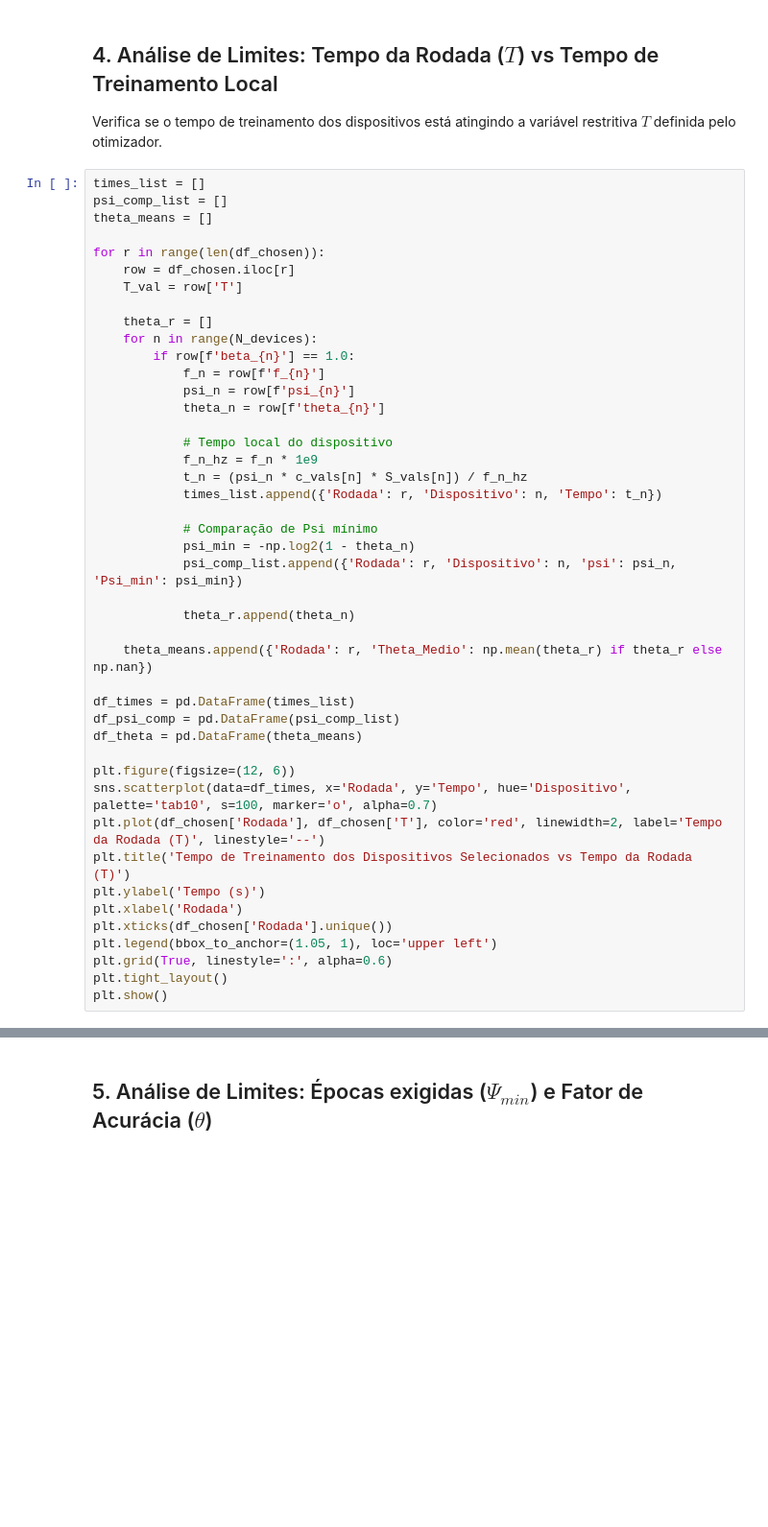
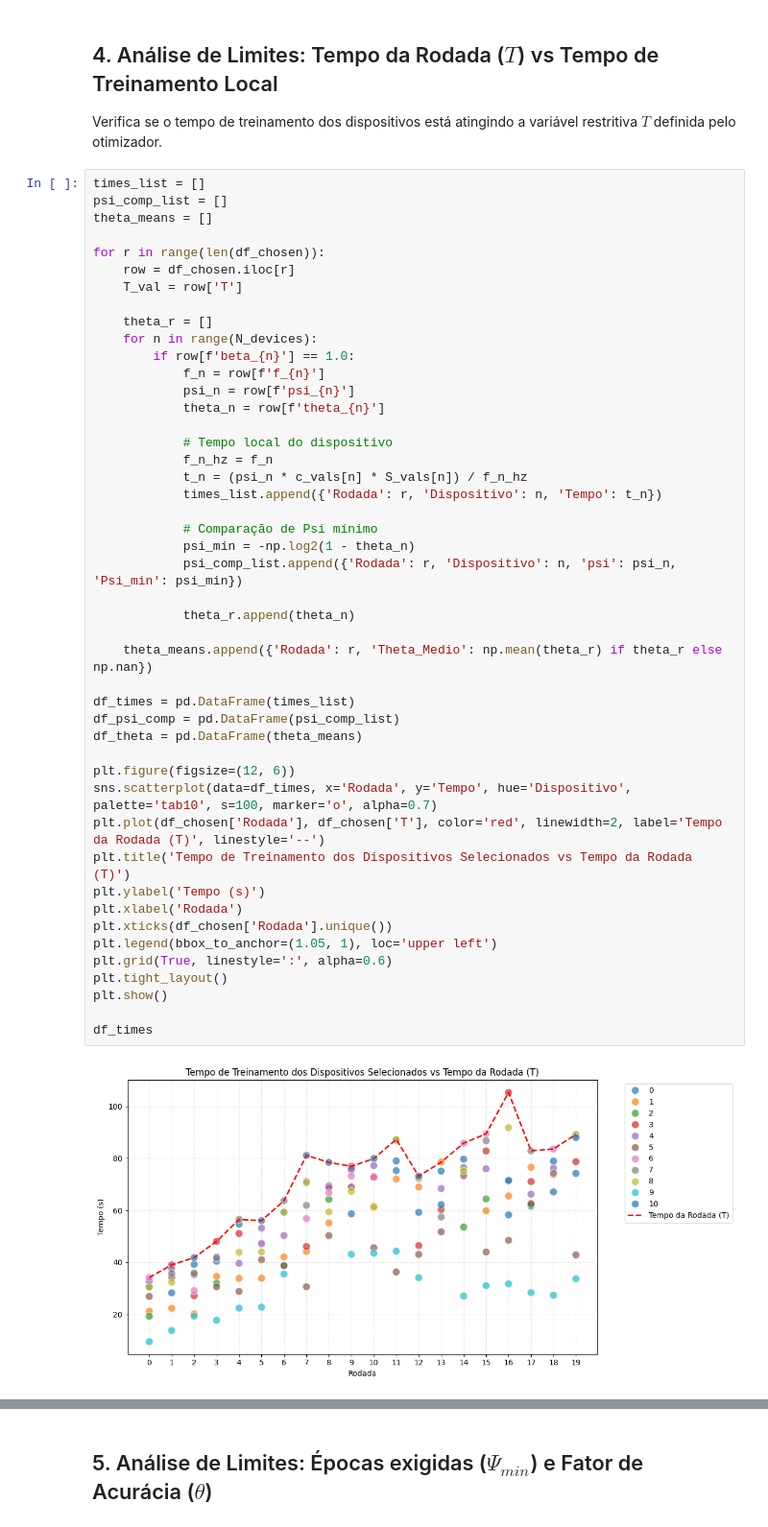
Before and after one commit to niloMarchiori/AFEA, a Jupyter notebook: use_cases/exploracao_historico.ipynb, the cells around one changed output, grey strips where cells are left out. Shown at 96% size. Cells and saved outputs as stored; diff of their text form; blank space fills up the shorter version.

```diff
--- a/use_cases/exploracao_historico.ipynb
+++ b/use_cases/exploracao_historico.ipynb
@@ -123,31 +138,35 @@ for r in range(len(df_chosen)):
             psi_n = row[f'psi_{n}']
             theta_n = row[f'theta_{n}']
 
             # Tempo local do dispositivo
-            f_n_hz = f_n * 1e9
+            f_n_hz = f_n
             t_n = (psi_n * c_vals[n] * S_vals[n]) / f_n_hz
             times_list.append({'Rodada': r, 'Dispositivo': n, 'Tempo': t_n})
 
             # Comparação de Psi mínimo
             psi_min = -np.log2(1 - theta_n)
             psi_comp_list.append({'Rodada': r, 'Dispositivo': n, 'psi': psi_n, 'Psi_min': psi_min})
 
             theta_r.append(theta_n)
 
     theta_means.append({'Rodada': r, 'Theta_Medio': np.mean(theta_r) if theta_r else np.nan})
 
 df_times = pd.DataFrame(times_list)
 df_psi_comp = pd.DataFrame(psi_comp_list)
 df_theta = pd.DataFrame(theta_means)
 
 plt.figure(figsize=(12, 6))
 sns.scatterplot(data=df_times, x='Rodada', y='Tempo', hue='Dispositivo', palette='tab10', s=100, marker='o', alpha=0.7)
 plt.plot(df_chosen['Rodada'], df_chosen['T'], color='red', linewidth=2, label='Tempo da Rodada (T)', linestyle='--')
 plt.title('Tempo de Treinamento dos Dispositivos Selecionados vs Tempo da Rodada (T)')
 plt.ylabel('Tempo (s)')
 plt.xlabel('Rodada')
 plt.xticks(df_chosen['Rodada'].unique())
 plt.legend(bbox_to_anchor=(1.05, 1), loc='upper left')
 plt.grid(True, linestyle=':', alpha=0.6)
 plt.tight_layout()
 plt.show()
+
+df_times
+# %% [output]
+[figure, added]
```
Also changed, not shown: parts of 6 cells of this notebook, 6 other files.
